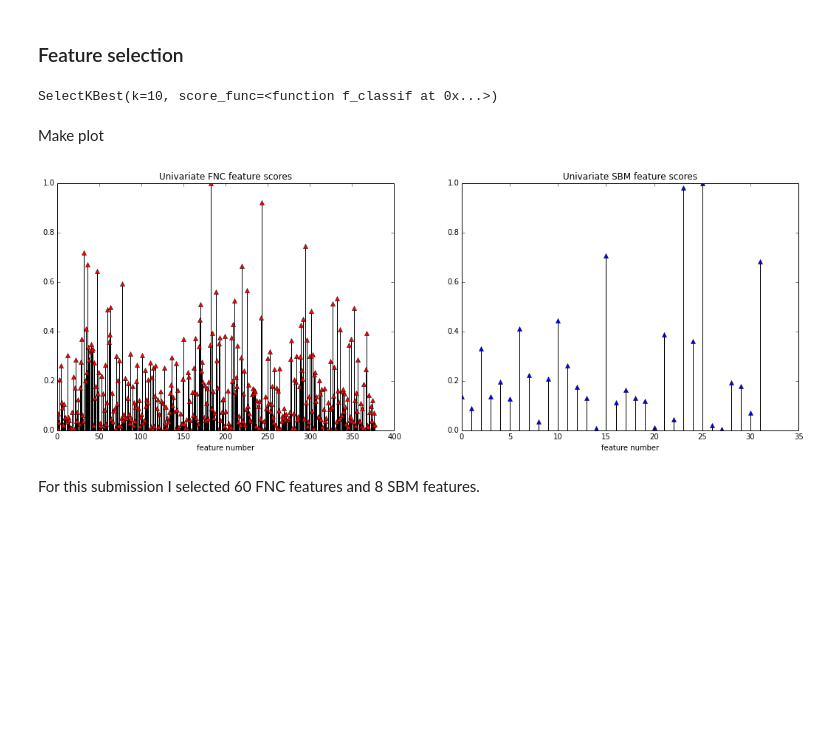
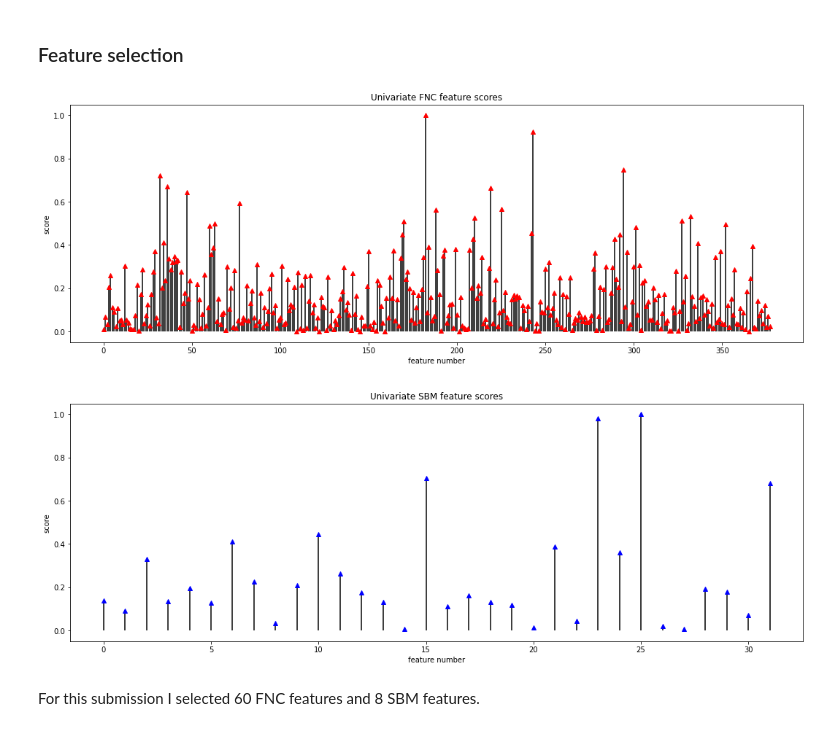
Before and after one commit to KonstantinTogoi/MLSP2014, a Jupyter notebook: submission_842079.ipynb, the cells around one changed output. Saved outputs shown, nothing was run; the diff lists cells and outputs as text; code cells hidden in the pictures; blank space fills up the shorter version.

```diff
--- a/submission_842079.ipynb
+++ b/submission_842079.ipynb
@@ -20,0 +18,3 @@ train_SBM.shape
+# %%
+labels = pd.read_csv(join('Train', 'train_labels.csv'), index_col=0)
+labels
@@ -20,0 +40,3 @@ train_SBM.shape
+# %%
+FNC_train = pd.read_csv(join('Train', 'train_FNC.csv'), index_col=0)
+FNC_train
@@ -22,12 +81,3 @@ train_SBM.shape
 ### Feature selection
 # %%
 from sklearn.feature_selection import SelectKBest, f_classif
-# %%
-selector_FNC = SelectKBest(f_classif)
-selector_SBM = SelectKBest(f_classif)
-selector_FNC.fit(train_FNC, train_labels)
-selector_SBM.fit(train_SBM, train_labels)
-# %% [output]
-SelectKBest(k=10, score_func=<function f_classif at 0x...>)
-# %% [markdown]
-Make plot
@@ -43,24 +84,33 @@ scores_SBM /= scores_SBM.max()
+# %%
+FNC_selector = SelectKBest(f_classif).fit(FNC_train, labels['Class'])
+SBM_selector = SelectKBest(f_classif).fit(SBM_train, labels['Class'])
 # %%
 %matplotlib inline
 import matplotlib.pyplot as plt
-# %%
-fig = plt.figure(figsize=(18,6))
-fig_FNC = fig.add_subplot(121)
-fig_SBM = fig.add_subplot(122)
-
-fig_FNC.plot(indices_FNC, scores_FNC, 'r^')
-fig_FNC.vlines(indices_FNC, [0], scores_FNC)
-fig_FNC.set_xlabel('feature number')
-fig_FNC.set_title('Univariate FNC feature scores')
-
-fig_SBM.plot(indices_SBM, scores_SBM, 'b^')
-fig_SBM.vlines(indices_SBM, [0], scores_SBM)
-fig_SBM.set_xlabel('feature number')
-fig_SBM.set_title('Univariate SBM feature scores')
-
-plt.show()
-# %% [output]
-[figure, removed]
+# %%
+indices = np.arange(FNC_train.shape[-1])
+FNC_scores = -np.log10(FNC_selector.pvalues_)
+FNC_scores /= FNC_scores.max()
+
+fig = plt.figure(figsize=(18,6))
+plot = fig.add_subplot(111, xlabel='feature number', ylabel='score', title='Univariate FNC feature scores')
+plot.plot(indices, FNC_scores, 'r^')
+plot.vlines(indices, [0], FNC_scores)
+plt.show()
+# %% [output]
+[figure, added]
+# %%
+indices = np.arange(SBM_train.shape[-1])
+SBM_scores = -np.log10(SBM_selector.pvalues_)
+SBM_scores /= SBM_scores.max()
+
+fig = plt.figure(figsize=(18,6))
+plot = fig.add_subplot(111, xlabel='feature number', ylabel='score', title='Univariate SBM feature scores')
+plot.plot(indices, SBM_scores, 'b^')
+plot.vlines(indices, [0], SBM_scores)
+plt.show()
+# %% [output]
+[figure, added]
 # %% [markdown]
 For this submission I selected 60 FNC features and 8 SBM features.
 # %%
```
Also changed, not shown: parts of 23 cells of this notebook.
